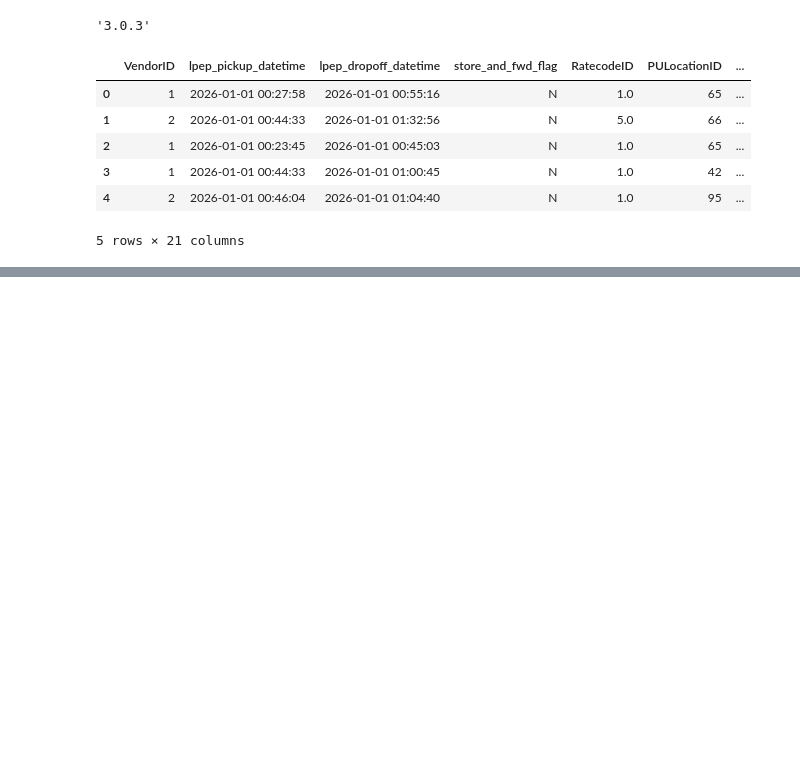
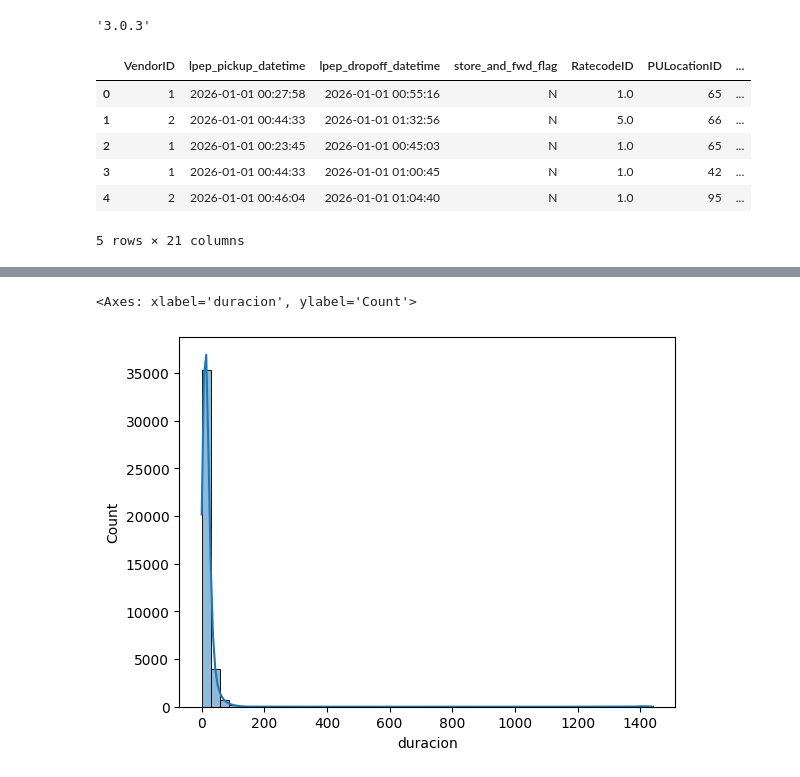
Before and after one commit to JairRamosG/Taxi_trip, a Jupyter notebook: 01-Intro/homework.ipynb, the cells around one changed output, grey strips where cells are left out. Cells and saved outputs as stored; diff of their text form; code cells hidden in the pictures; blank space fills up the shorter version.

```diff
--- a/01-Intro/homework.ipynb
+++ b/01-Intro/homework.ipynb
@@ -17,0 +60,3 @@ df.head()
+# %%
+df['duracion'] = df.lpep_dropoff_datetime - df.lpep_pickup_datetime
+df['duracion'] = np.round(df['duracion'].dt.total_seconds()/60, 2)
@@ -17,0 +65,5 @@ df.head()
+# %%
+sns.histplot(df['duracion'], bins=50, kde=True)
+# %% [output]
+<Axes: xlabel='duracion', ylabel='Count'>
+[figure, added]
```
Also changed, not shown: parts of 17 cells of this notebook, 1 other file.
